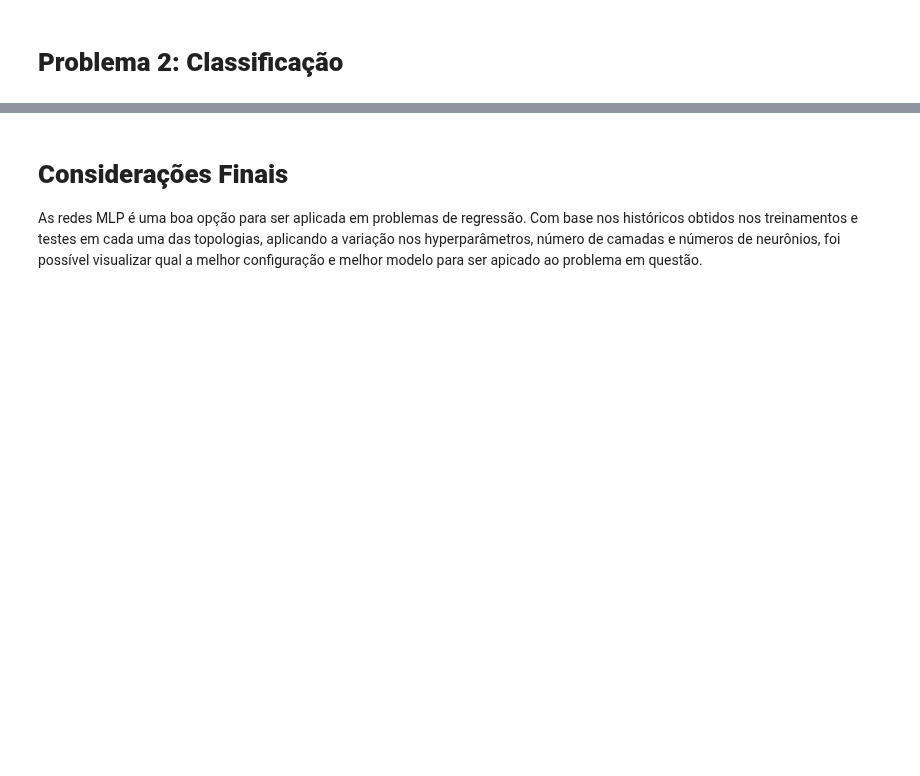
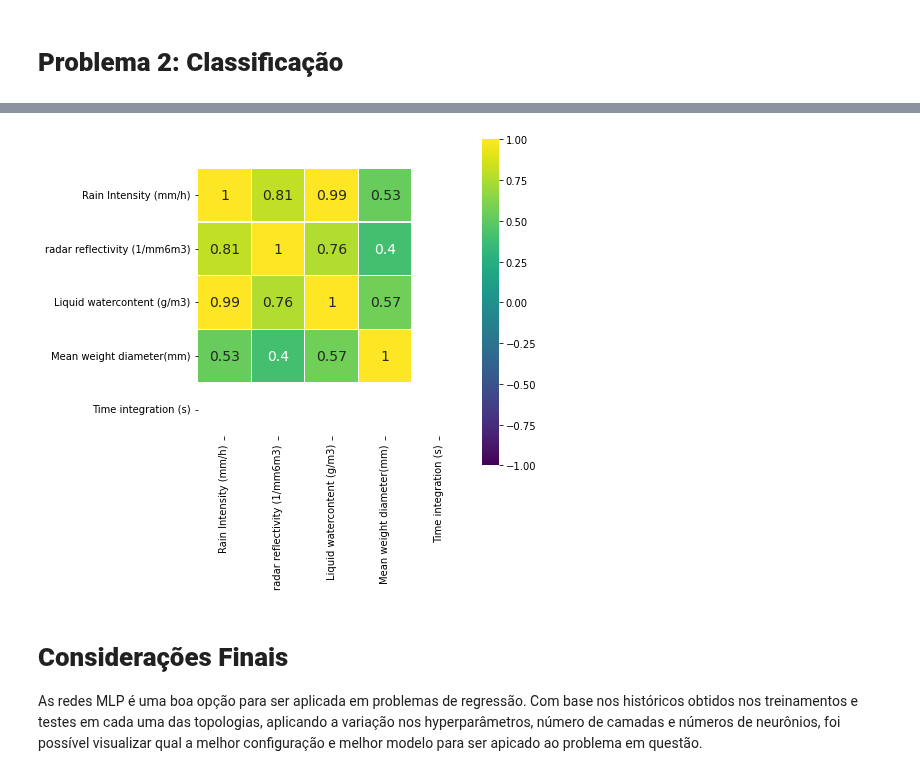
Before and after one commit to lourencocavalcante/Neurocomputacao, a Jupyter notebook: CAP351_Projeto_01_MLP.ipynb, the cells around one changed output, grey strips where cells are left out. Saved outputs shown, nothing was run; the diff lists cells and outputs as text; code cells hidden in the pictures; blank space fills up the shorter version.

```diff
--- a/CAP351_Projeto_01_MLP.ipynb
+++ b/CAP351_Projeto_01_MLP.ipynb
@@ -851,0 +713,2 @@ df_train_rd80.head(n=20)'''
+# %%
+df_rd80_full['intensity_of_rain'] = ["True" if value > 0 else "False" for value in df_rd80_full['Rain Intensity (mm/h)']]
@@ -852,5 +774,7 @@ df_train_rd80.head(n=20)'''
 # %%
 #Visualizando as correlações entre as variáveis
-corr = df_rd80.corr()
+corr = df_rd80_full.corr()
 plt.figure(figsize=(6, 6))
 sns.heatmap(corr[(corr >= 0.30) | (corr <= -0.30)],cmap='viridis', vmax=1.0, vmin=-1.0, linewidths=0.1, annot=True, annot_kws={"size": 14}, square=True);
+# %% [output]
+[figure, added]
```
Also changed, not shown: parts of 33 cells of this notebook.
